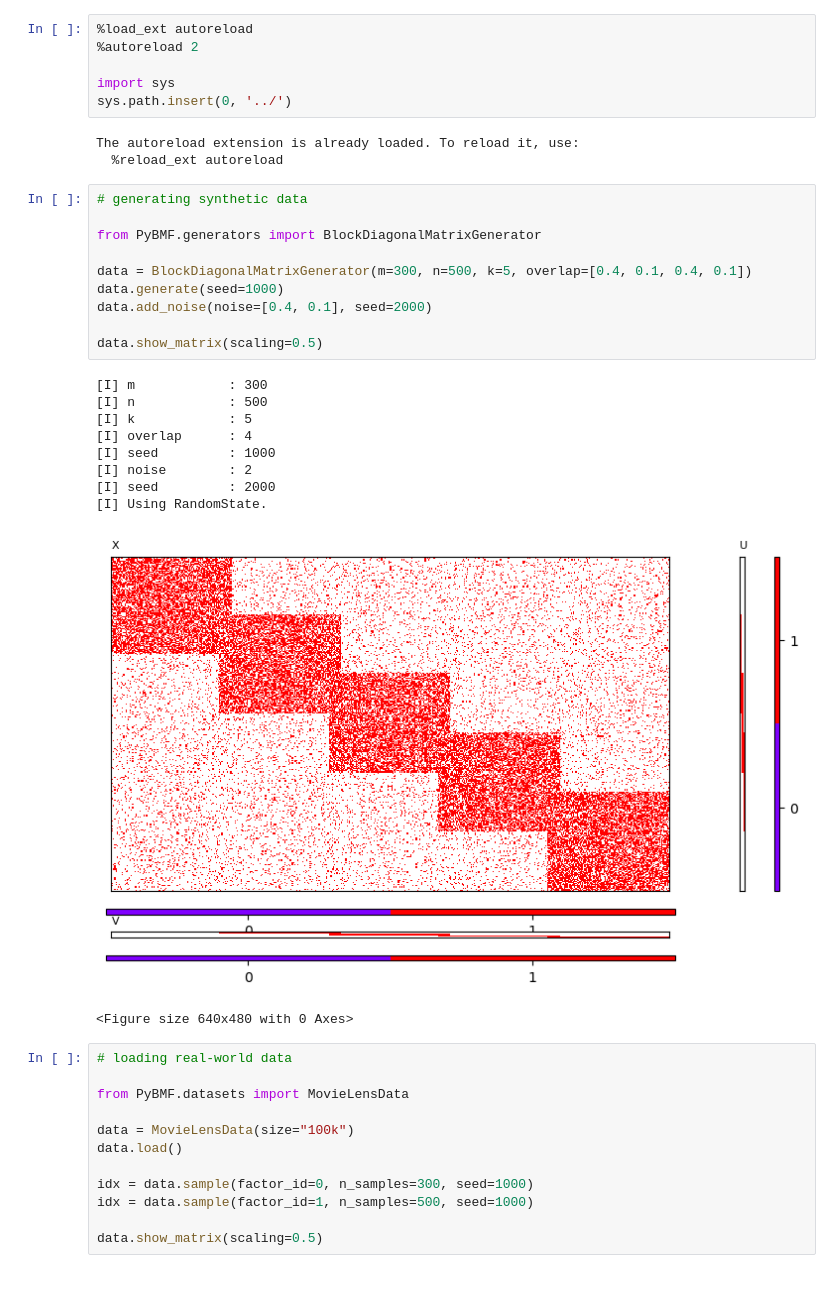
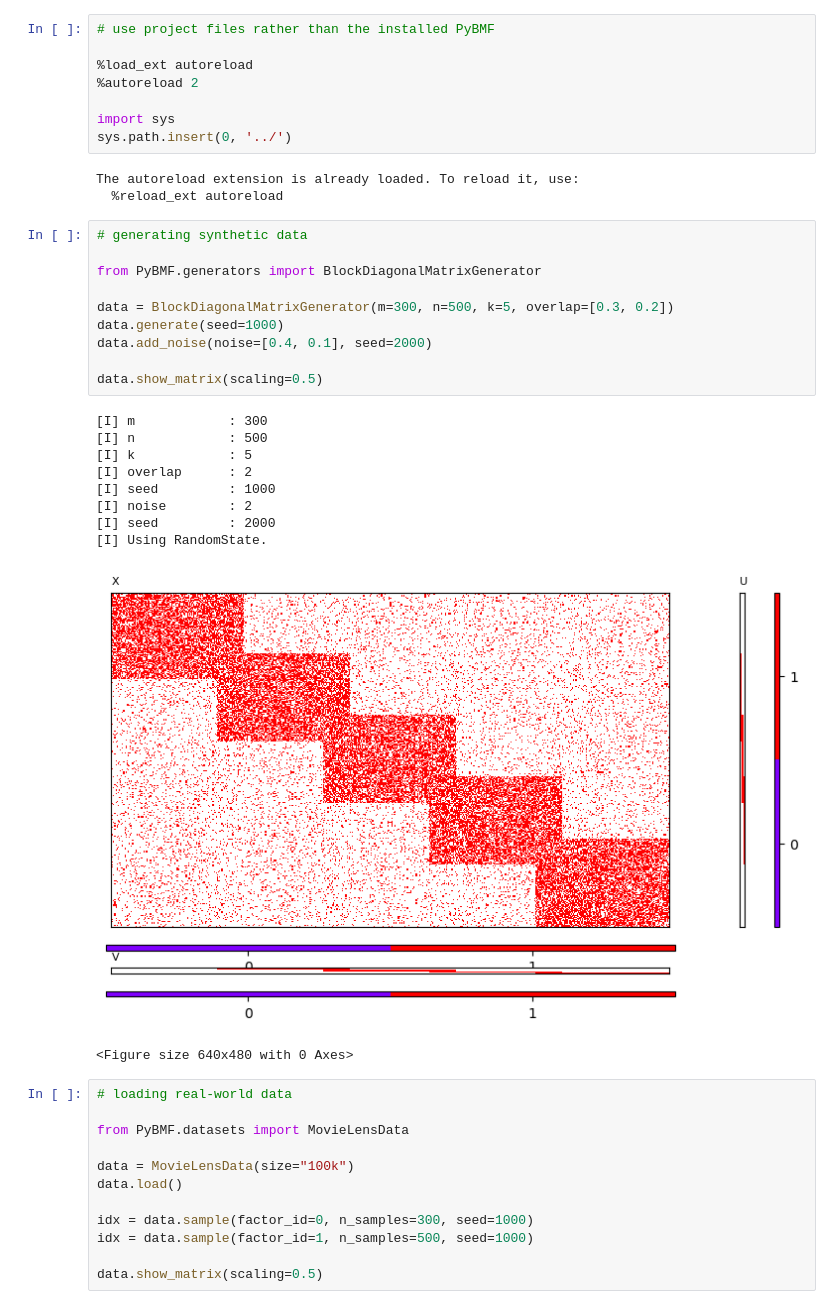
Before and after one commit to PreferredAI/PyBMF, a Jupyter notebook: examples/ex02_2_AssoIter.ipynb, the cells around one changed output. Saved outputs shown, nothing was run; the diff lists cells and outputs as text.

```diff
--- a/examples/ex02_2_AssoIter.ipynb
+++ b/examples/ex02_2_AssoIter.ipynb
@@ -7,4 +9,6 @@ In the paper, `AssoIter` uses error as metric during refinement. The improvement
 # %%
+# use project files rather than the installed PyBMF
+
 %load_ext autoreload
 %autoreload 2
 
@@ -16,23 +20,23 @@ The autoreload extension is already loaded. To reload it, use:
 # %%
 # generating synthetic data
 
 from PyBMF.generators import BlockDiagonalMatrixGenerator
 
-data = BlockDiagonalMatrixGenerator(m=300, n=500, k=5, overlap=[0.4, 0.1, 0.4, 0.1])
+data = BlockDiagonalMatrixGenerator(m=300, n=500, k=5, overlap=[0.3, 0.2])
 data.generate(seed=1000)
 data.add_noise(noise=[0.4, 0.1], seed=2000)
 
 data.show_matrix(scaling=0.5)
 # %% [output]
 [I] m            : 300
 [I] n            : 500
 [I] k            : 5
-[I] overlap      : 4
+[I] overlap      : 2
 [I] seed         : 1000
 [I] noise        : 2
 [I] seed         : 2000
 [I] Using RandomState.
-[figure, old version]
+[figure, new version]
 <Figure size 640x480 with 0 Axes>
 # %%
 # loading real-world data
```
Also changed, not shown: parts of 4 cells of this notebook, 23 other files.
